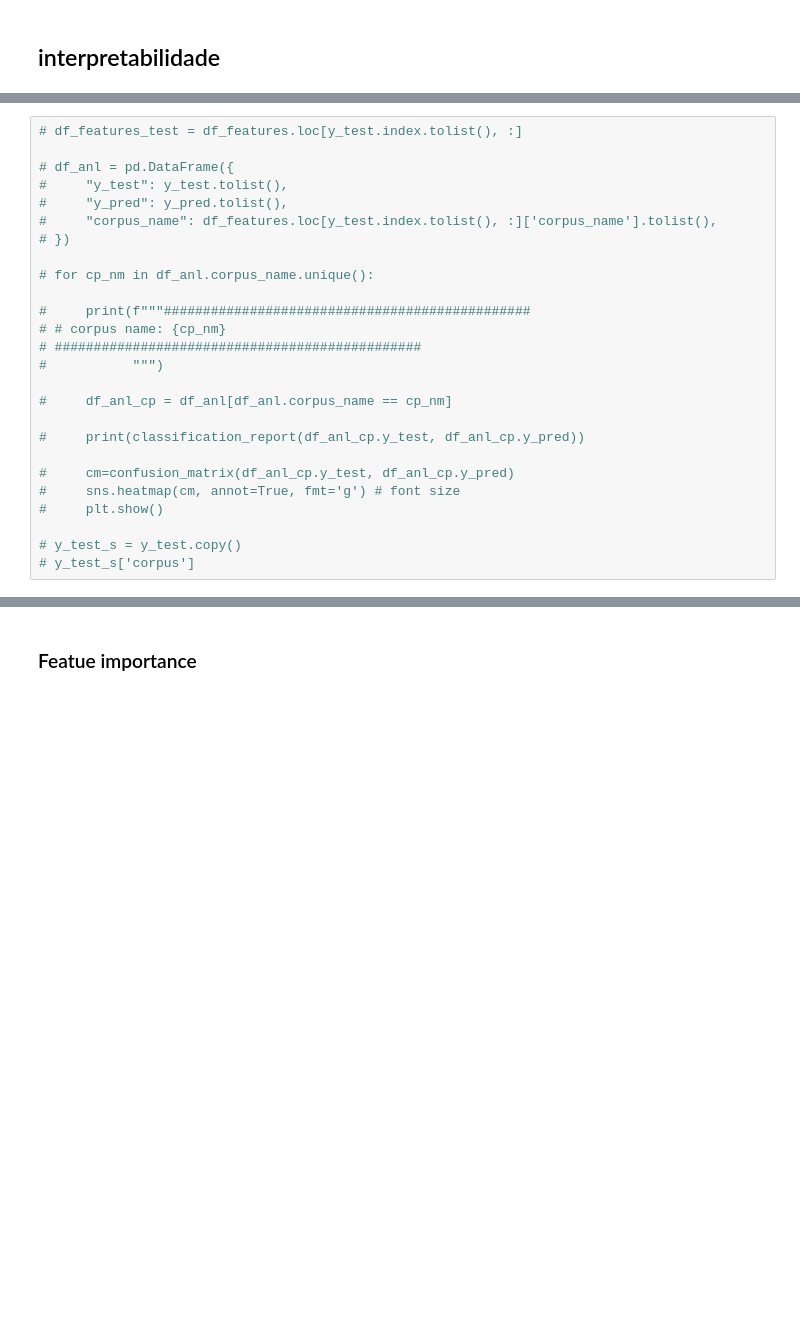
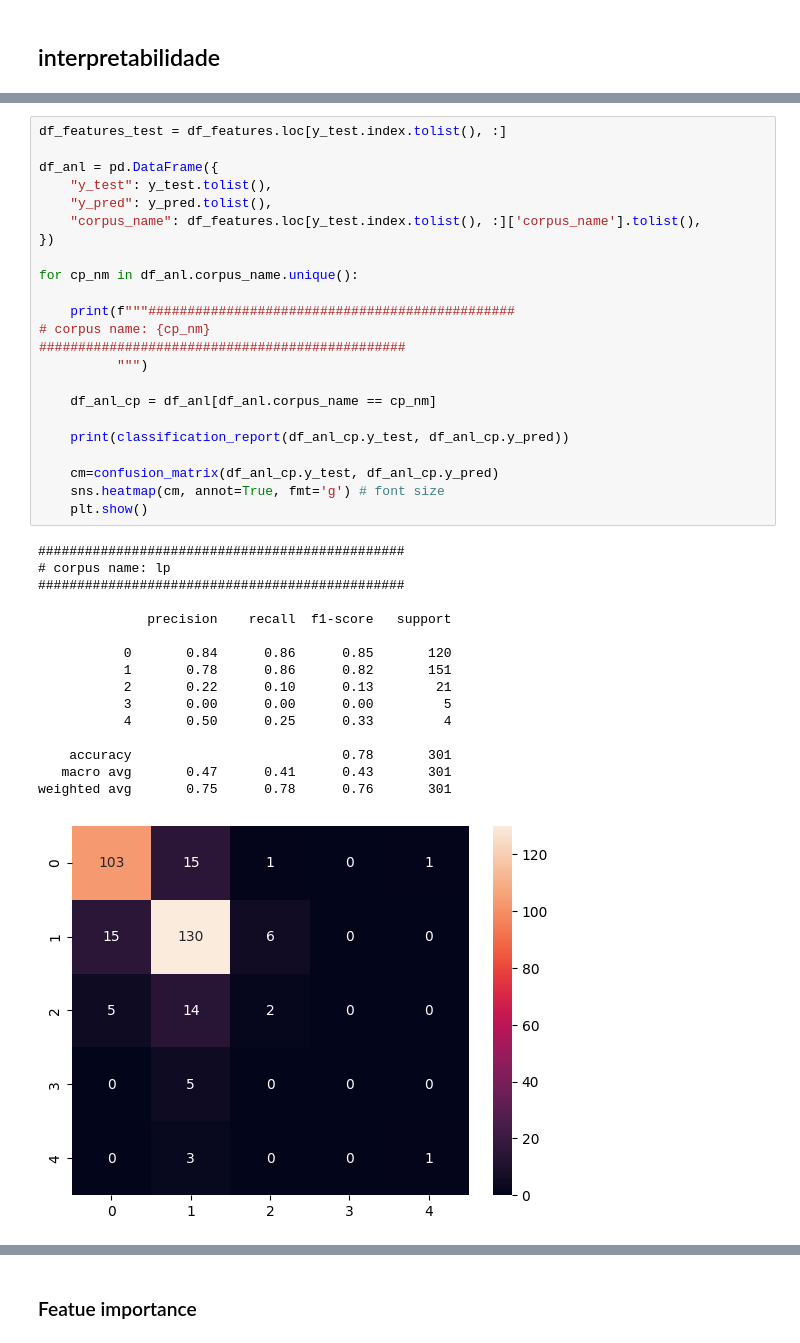
Before and after one commit to semcovici/AMR-BP-prediction, a Jupyter notebook: notebooks/2.0-classification.ipynb, the cells around one changed output, grey strips where cells are left out. Drawn from its saved outputs; the diff is of its cells as text; blank space fills up the shorter version.

```diff
--- a/notebooks/2.0-classification.ipynb
+++ b/notebooks/2.0-classification.ipynb
@@ -559,26 +569,40 @@ sns.heatmap(cm, annot=True, fmt='g') # font size
 # %%
-# df_features_test = df_features.loc[y_test.index.tolist(), :]
+df_features_test = df_features.loc[y_test.index.tolist(), :]
 
-# df_anl = pd.DataFrame({
-#     "y_test": y_test.tolist(),
-#     "y_pred": y_pred.tolist(),
-#     "corpus_name": df_features.loc[y_test.index.tolist(), :]['corpus_name'].tolist(),
-# })
+df_anl = pd.DataFrame({
+    "y_test": y_test.tolist(),
+    "y_pred": y_pred.tolist(),
+    "corpus_name": df_features.loc[y_test.index.tolist(), :]['corpus_name'].tolist(),
+})
 
-# for cp_nm in df_anl.corpus_name.unique():
+for cp_nm in df_anl.corpus_name.unique():
 
-#     print(f"""###############################################
-# # corpus name: {cp_nm}
-# ###############################################
-#           """)
+    print(f"""###############################################
+# corpus name: {cp_nm}
+###############################################
+          """)
 
-#     df_anl_cp = df_anl[df_anl.corpus_name == cp_nm]
+    df_anl_cp = df_anl[df_anl.corpus_name == cp_nm]
 
-#     print(classification_report(df_anl_cp.y_test, df_anl_cp.y_pred))
+    print(classification_report(df_anl_cp.y_test, df_anl_cp.y_pred))
 
-#     cm=confusion_matrix(df_anl_cp.y_test, df_anl_cp.y_pred)
-#     sns.heatmap(cm, annot=True, fmt='g') # font size
-#     plt.show()
-
-# y_test_s = y_test.copy()
-# y_test_s['corpus']
+    cm=confusion_matrix(df_anl_cp.y_test, df_anl_cp.y_pred)
+    sns.heatmap(cm, annot=True, fmt='g') # font size
+    plt.show()
+# %% [output]
+###############################################
+# corpus name: lp
+###############################################
+
+              precision    recall  f1-score   support
+
+           0       0.84      0.86      0.85       120
+           1       0.78      0.86      0.82       151
+           2       0.22      0.10      0.13        21
+           3       0.00      0.00      0.00         5
+           4       0.50      0.25      0.33         4
+
+    accuracy                           0.78       301
+   macro avg       0.47      0.41      0.43       301
+weighted avg       0.75      0.78      0.76       301
+[figure, added]
```
Also changed, not shown: parts of 51 cells of this notebook, 19 other files.
